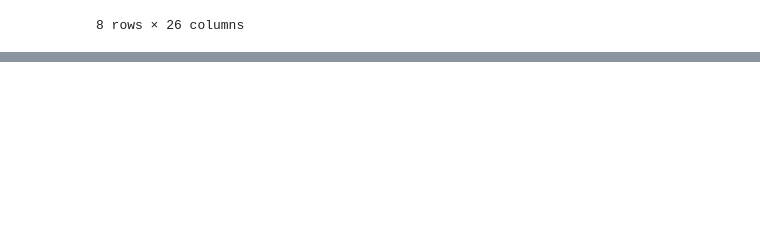
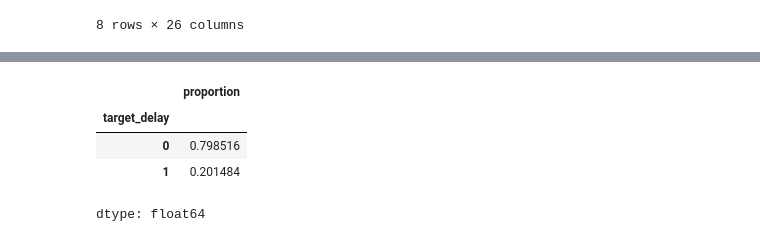
Before and after one commit to Malcuthrad/FlightDelayHackathonOne, a Jupyter notebook: ETL_Antonio_Perez_FlightOnTime.ipynb, the cells around one changed output, grey strips where cells are left out. Cells and saved outputs as stored; diff of their text form; code cells hidden in the pictures; blank space fills up the shorter version.

```diff
--- a/ETL_Antonio_Perez_FlightOnTime.ipynb
+++ b/ETL_Antonio_Perez_FlightOnTime.ipynb
@@ -78,0 +102,15 @@ df.describe()
+# %%
+# Filtrado inicial
+df = df[(df["cancelled"] == 0) & (df["diverted"] == 0)]
+# %%
+# Definición de la variable objetivo
+df["target_delay"] = np.where(df["arr_delay"] > 15, 1, 0)
+# %%
+# verificación
+df["target_delay"].value_counts(normalize=True)
+# %% [output]
+|  | proportion |
+| target_delay |  |
+| 0 | 0.798516 |
+| 1 | 0.201484 |
+dtype: float64
```
Also changed, not shown: parts of 7 cells of this notebook.
